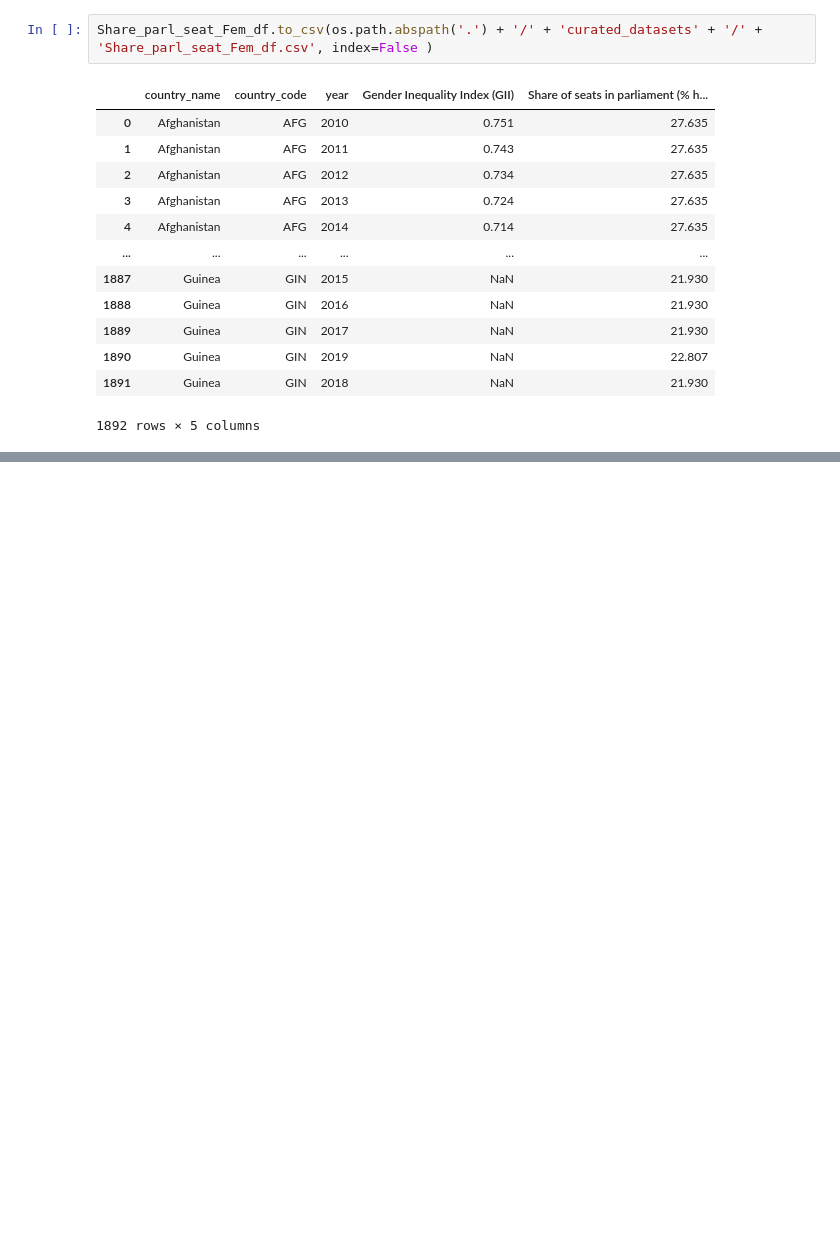
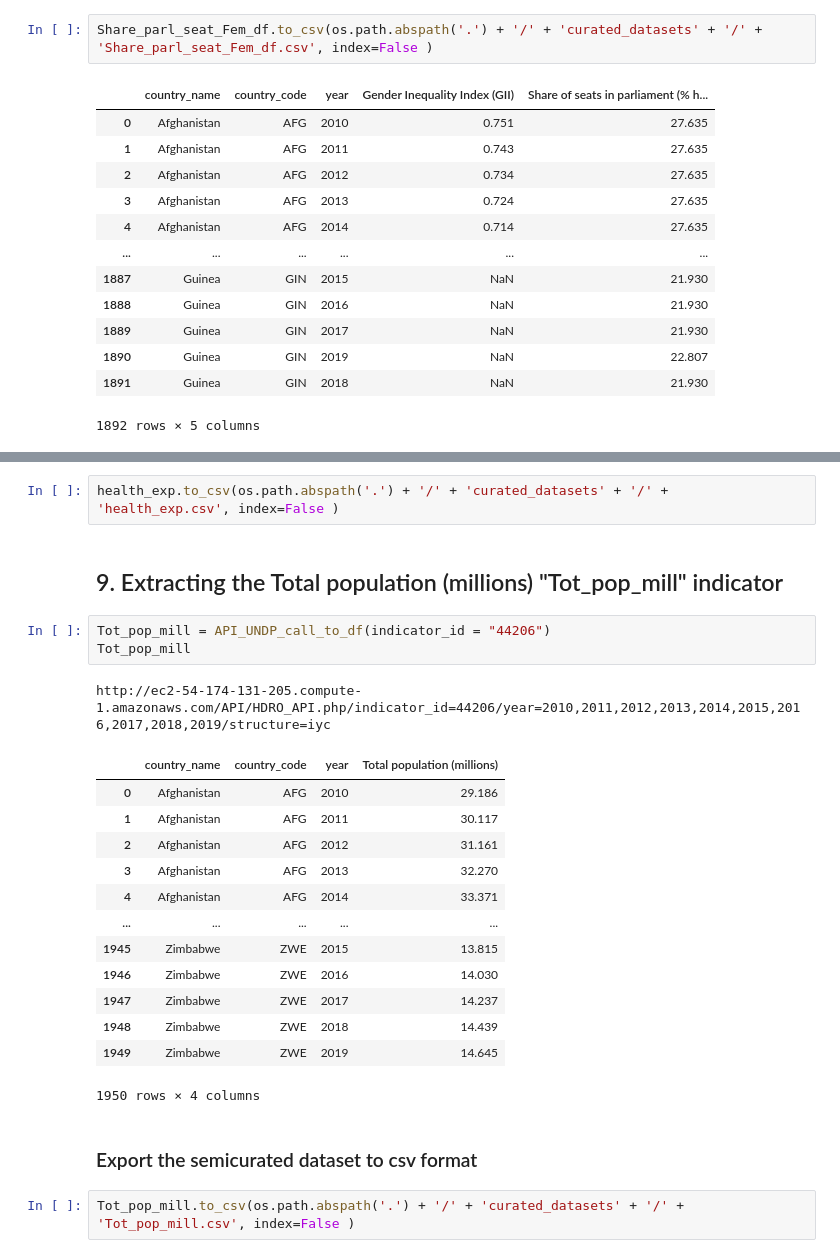
Before and after one commit to rjlopez2/ADS-_CAS_Bern_2020, a Jupyter notebook: Projects/M3/UNDP_Dataset.ipynb, the cells around one changed output, grey strips where cells are left out. Saved outputs shown, nothing was run; the diff lists cells and outputs as text; blank space fills up the shorter version.

```diff
--- a/Projects/M3/UNDP_Dataset.ipynb
+++ b/Projects/M3/UNDP_Dataset.ipynb
@@ -247,0 +285,26 @@ Share_parl_seat_Fem_df.to_csv(os.path.abspath('.') + '/' + 'curated_datasets' +
+# %%
+health_exp.to_csv(os.path.abspath('.') + '/' + 'curated_datasets' + '/' + 'health_exp.csv', index=False )
+# %% [markdown]
+## 9. Extracting the Total population (millions) "Tot_pop_mill" indicator
+# %%
+Tot_pop_mill = API_UNDP_call_to_df(indicator_id = "44206")
+Tot_pop_mill
+# %% [output]
+http://ec2-54-174-131-205.compute-1.amazonaws.com/API/HDRO_API.php/indicator_id=44206/year=2010,2011,2012,2013,2014,2015,2016,2017,2018,2019/structure=iyc
+|  | country_name | country_code | year | Total population (millions) |
+| 0 | Afghanistan | AFG | 2010 | 29.186 |
+| 1 | Afghanistan | AFG | 2011 | 30.117 |
+| 2 | Afghanistan | AFG | 2012 | 31.161 |
+| 3 | Afghanistan | AFG | 2013 | 32.270 |
+| 4 | Afghanistan | AFG | 2014 | 33.371 |
+| ... | ... | ... | ... | ... |
+| 1945 | Zimbabwe | ZWE | 2015 | 13.815 |
+| 1946 | Zimbabwe | ZWE | 2016 | 14.030 |
+| 1947 | Zimbabwe | ZWE | 2017 | 14.237 |
+| 1948 | Zimbabwe | ZWE | 2018 | 14.439 |
+| 1949 | Zimbabwe | ZWE | 2019 | 14.645 |
+1950 rows × 4 columns
+# %% [markdown]
+### Export the semicurated dataset to csv format
+# %%
+Tot_pop_mill.to_csv(os.path.abspath('.') + '/' + 'curated_datasets' + '/' + 'Tot_pop_mill.csv', index=False )
```
Also changed, not shown: parts of 13 cells of this notebook, 4 other files.
